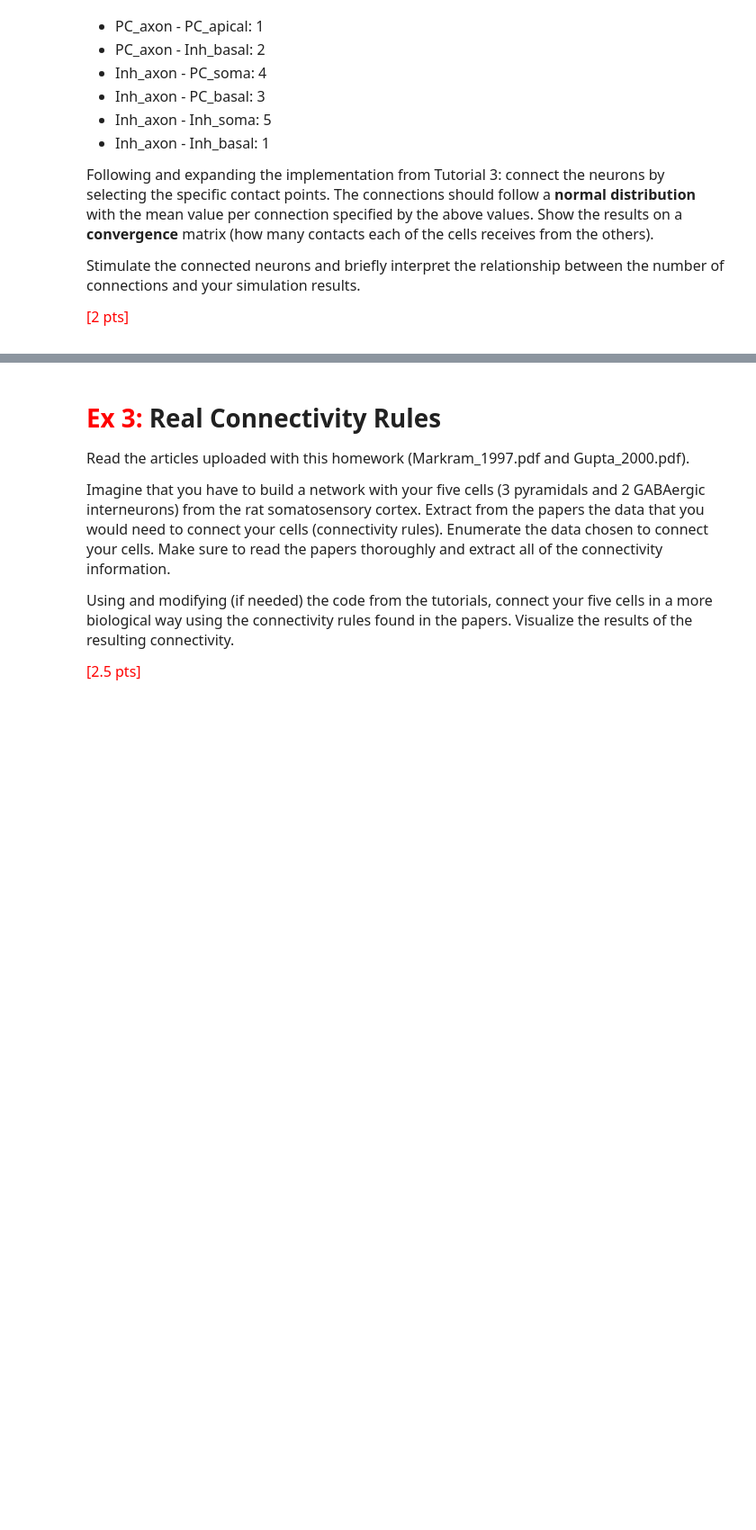
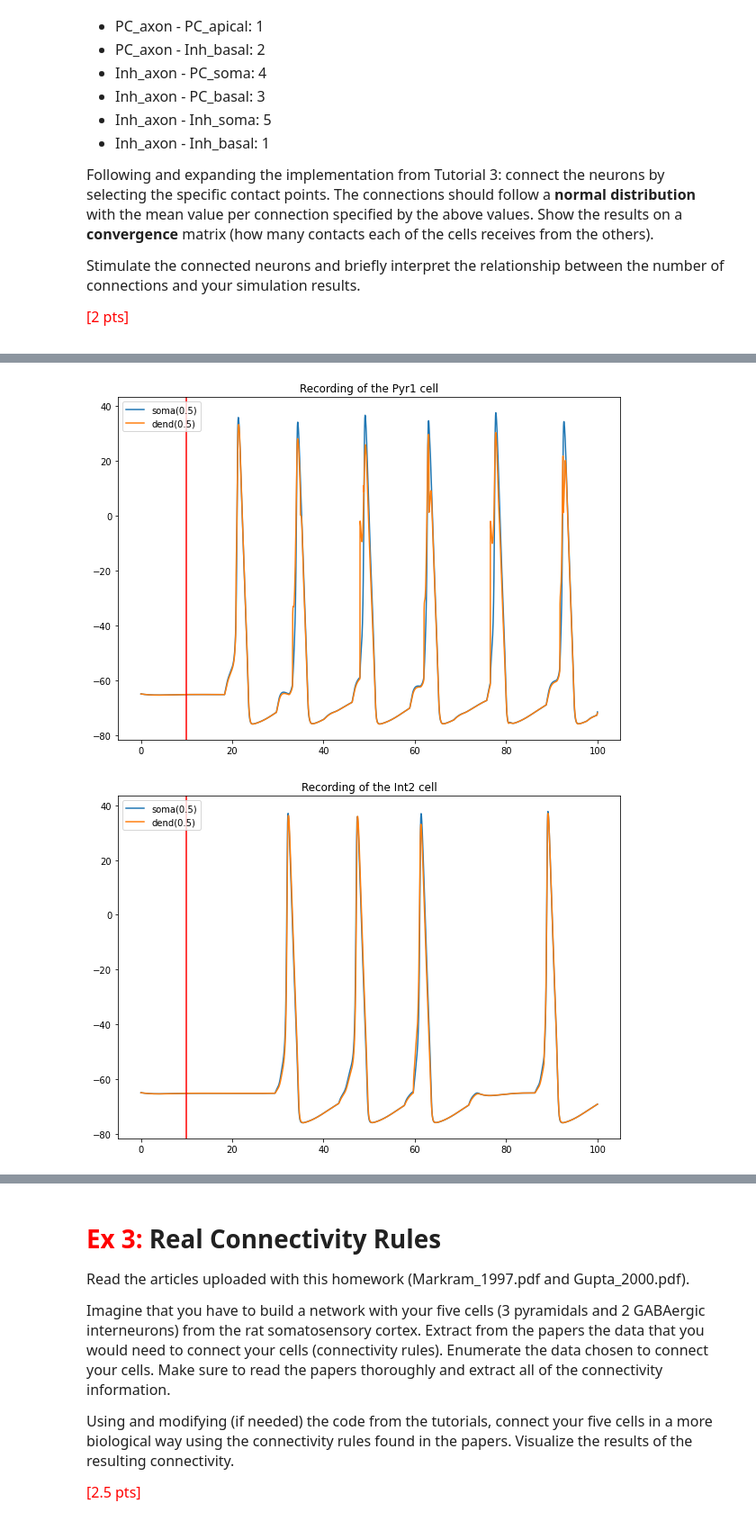
Before and after one commit to GBNTN/In_Silico_Homeworks, a Jupyter notebook: Week7_HomeWork_Martim.ipynb, the cells around one changed output, grey strips where cells are left out. Shown at 90% size. Drawn from its saved outputs; the diff is of its cells as text; code cells hidden in the pictures; blank space fills up the shorter version.

```diff
--- a/Week7_HomeWork_Martim.ipynb
+++ b/Week7_HomeWork_Martim.ipynb
@@ -52,0 +439,31 @@ Stimulate the connected neurons and briefly interpret the relationship between t
+# %%
+
+def stim_and_plot(stim_cell, recording_cells):
+    stim_syn = h.ExpSyn(stim_cell.dend[20](0.5))
+    stim = h.NetStim()  # Make a new stimulator
+    ncstim = h.NetCon(stim, stim_syn)  # Connect stimulator to synapse
+
+    stim.number = 10  # Number of spikes (average)
+    stim.start = 10  # First spike delay [ms]
+    ncstim.delay = 1  # NetCon ms
+    ncstim.weight[0] = 0.8  # NetCon weight
+
+    for recording_cell in recording_cells:
+        soma_v = h.Vector().record(recording_cell.soma[0](0.5)._ref_v)
+        dend_v = h.Vector().record(recording_cell.dend[10](0.5)._ref_v)
+        t = h.Vector().record(h._ref_t)
+
+        h.finitialize(-65)
+        h.continuerun(100)
+        fig = plt.figure(figsize=(10, 7))
+        plt.plot(t, soma_v, label="soma(0.5)")
+        plt.plot(t, dend_v, label="dend(0.5)")
+        plt.axvline(x = stim.start, color = 'r')
+        plt.title("Recording of the " + recording_cell.name + " cell")
+        plt.legend()
+        plt.show()
+# %%
+stim_and_plot(Pyr_[1], [Pyr_[0], Int_[1]])
+# %% [output]
+[figure, added]
+[figure, added]
```
Also changed, not shown: parts of 14 cells of this notebook.
